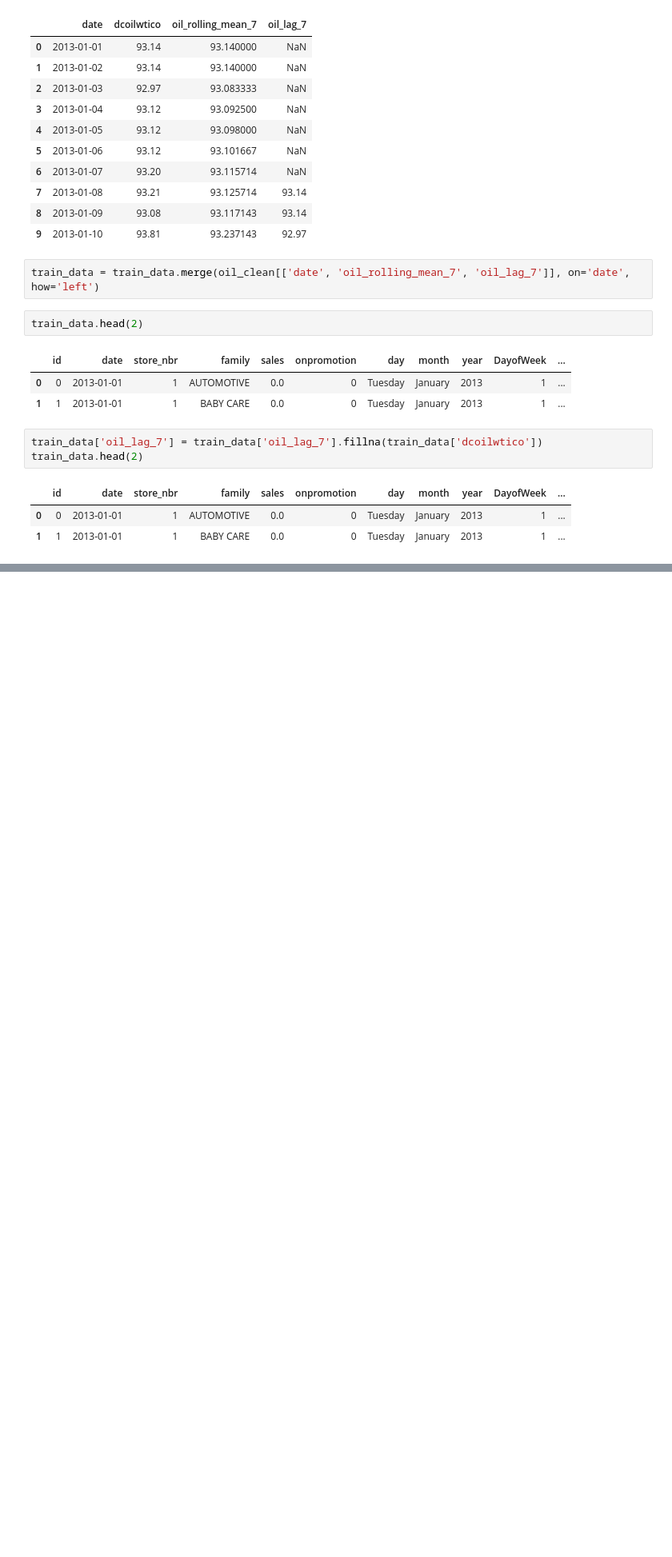
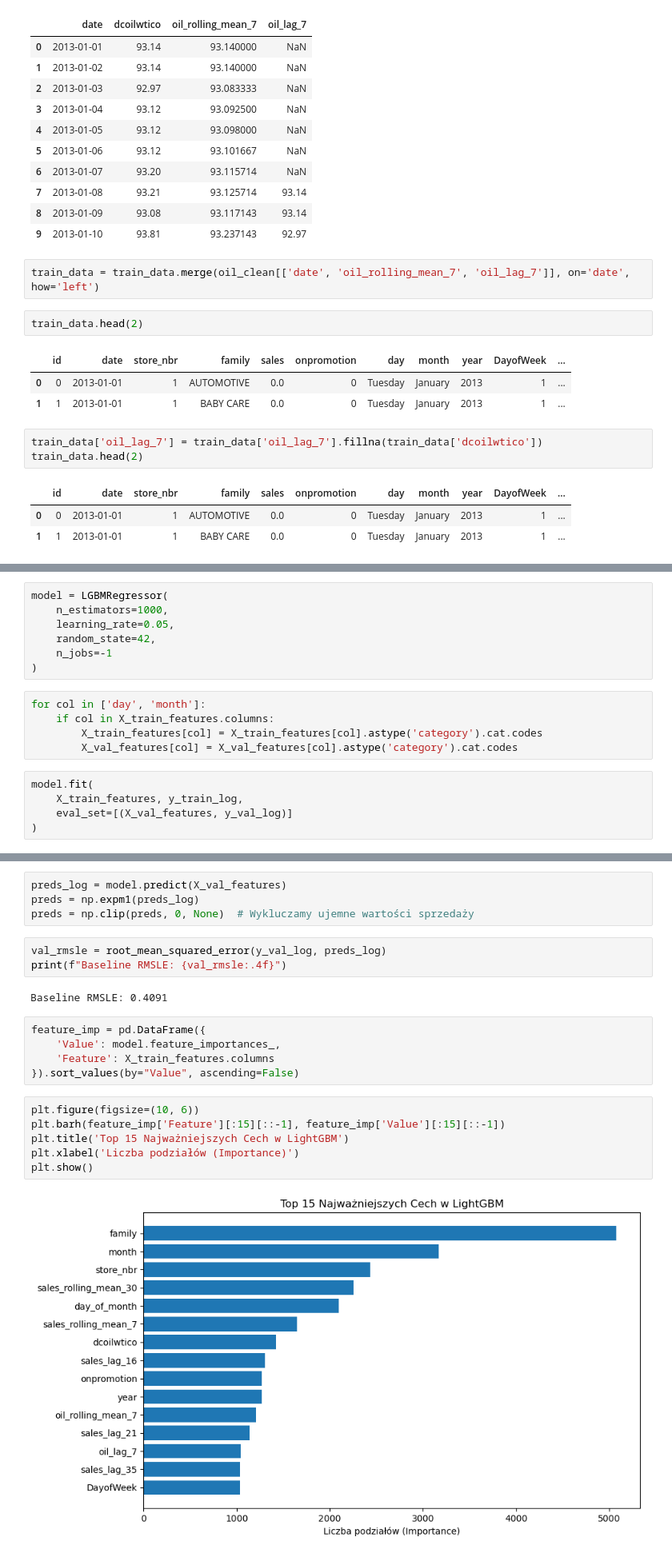
Before and after one commit to mrklipinsk-sys/ML-pracitites-, a Jupyter notebook: Store_Time_Series_Forecasting/notebook/store_sales.ipynb, the cells around one changed output, grey strips where cells are left out. Shown at 80% size. Saved outputs shown, nothing was run; the diff lists cells and outputs as text; blank space fills up the shorter version.

```diff
--- a/Store_Time_Series_Forecasting/notebook/store_sales.ipynb
+++ b/Store_Time_Series_Forecasting/notebook/store_sales.ipynb
@@ -985,0 +1053,17 @@ train_data.head(2)
+# %%
+model = LGBMRegressor(
+    n_estimators=1000,
+    learning_rate=0.05,
+    random_state=42,
+    n_jobs=-1
+)
+# %%
+for col in ['day', 'month']:
+    if col in X_train_features.columns:
+        X_train_features[col] = X_train_features[col].astype('category').cat.codes
+        X_val_features[col] = X_val_features[col].astype('category').cat.codes
+# %%
+model.fit(
+    X_train_features, y_train_log,
+    eval_set=[(X_val_features, y_val_log)]
+)
@@ -985,0 +1078,22 @@ train_data.head(2)
+# %%
+preds_log = model.predict(X_val_features)
+preds = np.expm1(preds_log)
+preds = np.clip(preds, 0, None)  # Wykluczamy ujemne wartości sprzedaży
+# %%
+val_rmsle = root_mean_squared_error(y_val_log, preds_log)
+print(f"Baseline RMSLE: {val_rmsle:.4f}")
+# %% [output]
+Baseline RMSLE: 0.4091
+# %%
+feature_imp = pd.DataFrame({
+    'Value': model.feature_importances_,
+    'Feature': X_train_features.columns
+}).sort_values(by="Value", ascending=False)
+# %%
+plt.figure(figsize=(10, 6))
+plt.barh(feature_imp['Feature'][:15][::-1], feature_imp['Value'][:15][::-1])
+plt.title('Top 15 Najważniejszych Cech w LightGBM')
+plt.xlabel('Liczba podziałów (Importance)')
+plt.show()
+# %% [output]
+[figure, added]
```
Also changed, not shown: parts of 33 cells of this notebook, 7 other files.
